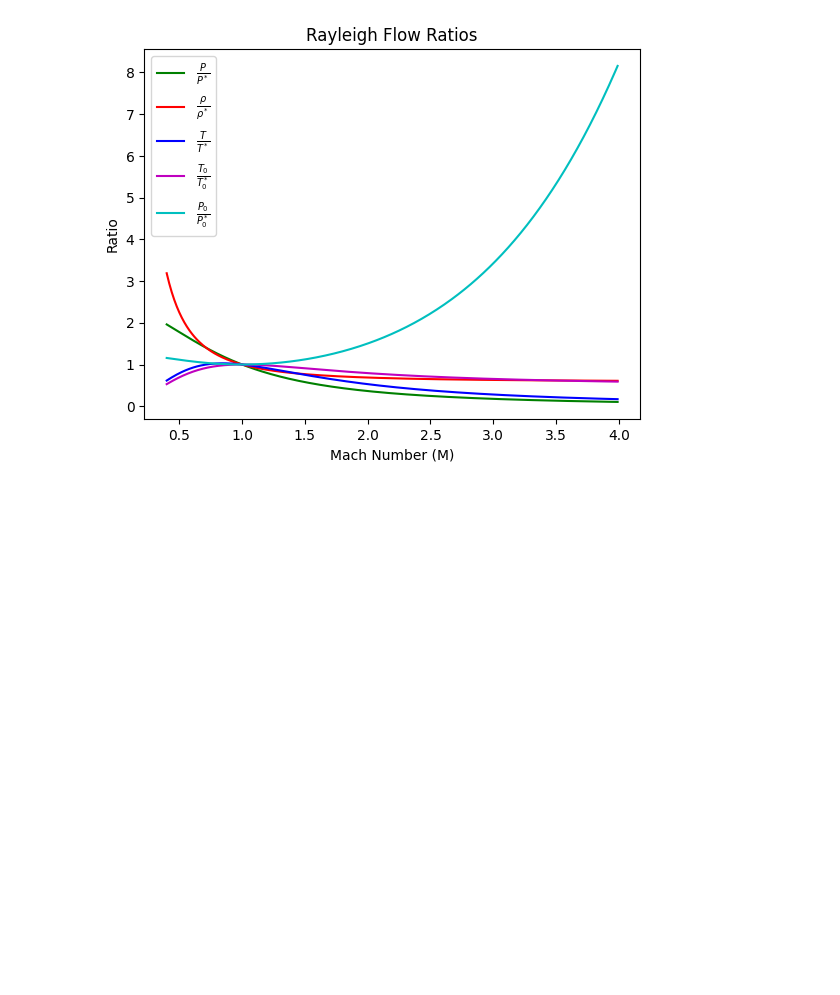
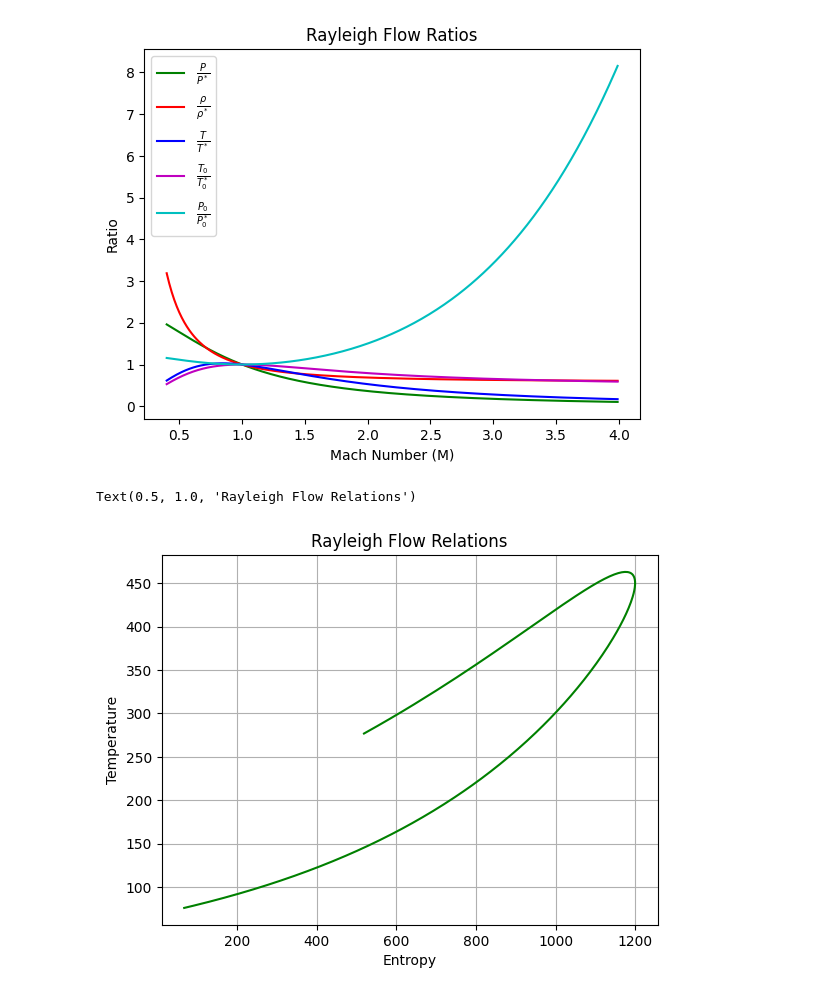
Before and after one commit to Sauroncool/Gas_Dynamics, a Jupyter notebook: Rayleigh_Flow.ipynb, the cells around one changed output. Drawn from its saved outputs; the diff is of its cells as text; code cells hidden in the pictures; blank space fills up the shorter version.

```diff
--- a/Rayleigh_Flow.ipynb
+++ b/Rayleigh_Flow.ipynb
@@ -41,3 +41,20 @@ plt.title('Rayleigh Flow Ratios')
 # %% [output]
 Text(0.5, 1.0, 'Rayleigh Flow Ratios')
 [figure]
+# %%
+def T(M):
+    T_star = 450
+    return T_star * T_ratio(M)
+# %%
+def S(M):
+    S_star = 1200
+    return S_star + (1.4*287/0.4)*np.log(T_ratio(M)) - 287*np.log(P_ratio(M))
+# %%
+plt.plot(S(M), T(M), 'g', label=r'T VS S')
+plt.grid()
+plt.xlabel('Entropy')
+plt.ylabel('Temperature')
+plt.title('Rayleigh Flow Relations')
+# %% [output]
+Text(0.5, 1.0, 'Rayleigh Flow Relations')
+[figure, added]
```
